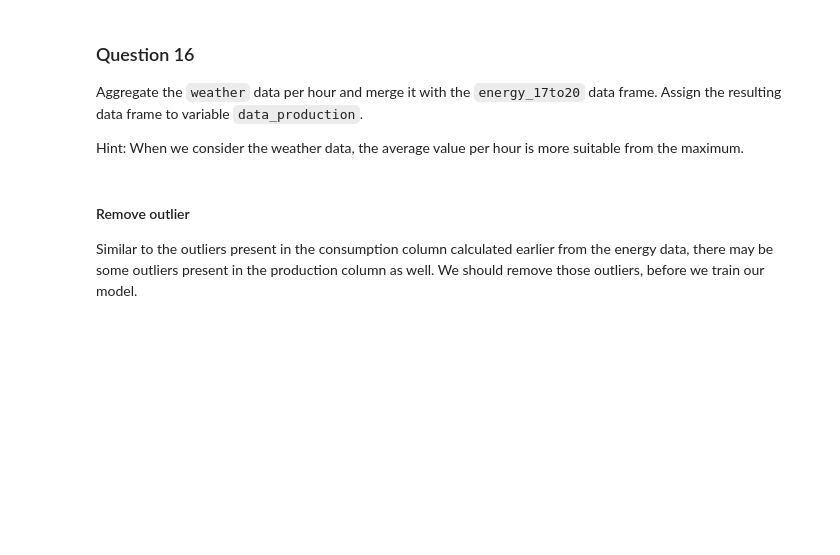
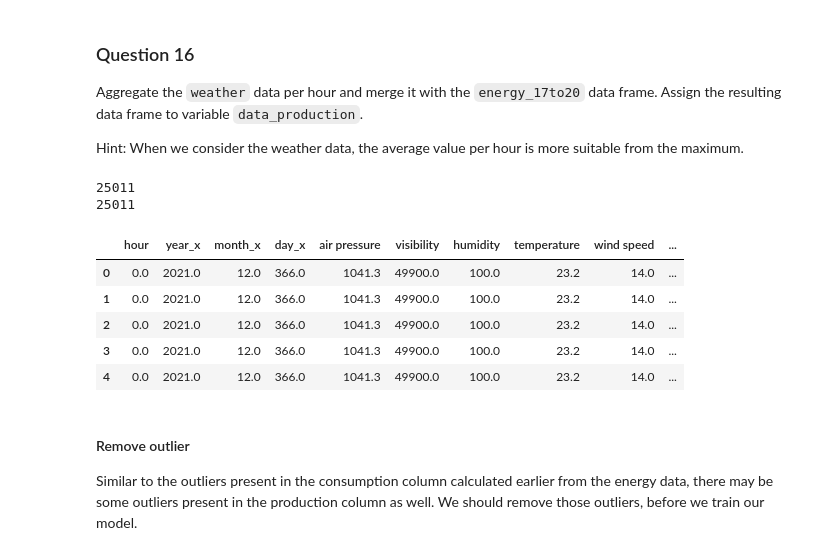
Before and after one commit to PanosBn/IoTGroup9, a Jupyter notebook: assignment.ipynb, the cells around one changed output. Drawn from its saved outputs; the diff is of its cells as text; code cells hidden in the pictures; blank space fills up the shorter version.

```diff
--- a/assignment.ipynb
+++ b/assignment.ipynb
@@ -1346,3 +1354,26 @@ When we consider the weather data, the average value per hour is more suitable f
+# %%
+#// BEGIN_TODO [Q16]
+weather_copy = weather.copy()
+weather_grouped = weather_copy.groupby(['hour']).agg(np.max)
+weather_grouped.index.names = ["hour"]
+weather_grouped = weather_grouped.dropna()
+weather_grouped = weather_grouped.reset_index()
+
+data_production = pd.merge(weather_grouped, energy_17to20, on='hour')
+#sanity check
+print(len(data_production))
+print(len(energy_17to20))
+data_production.head()
+#// END_TODO [Q16]
+# %% [output]
+25011
+25011
+|  | hour | year_x | month_x | day_x | air pressure | visibility | humidity | temperature | wind speed | ... |
+| 0 | 0.0 | 2021.0 | 12.0 | 366.0 | 1041.3 | 49900.0 | 100.0 | 23.2 | 14.0 | ... |
+| 1 | 0.0 | 2021.0 | 12.0 | 366.0 | 1041.3 | 49900.0 | 100.0 | 23.2 | 14.0 | ... |
+| 2 | 0.0 | 2021.0 | 12.0 | 366.0 | 1041.3 | 49900.0 | 100.0 | 23.2 | 14.0 | ... |
+| 3 | 0.0 | 2021.0 | 12.0 | 366.0 | 1041.3 | 49900.0 | 100.0 | 23.2 | 14.0 | ... |
+| 4 | 0.0 | 2021.0 | 12.0 | 366.0 | 1041.3 | 49900.0 | 100.0 | 23.2 | 14.0 | ... |
 # %% [markdown]
 #### Remove outlier
 
```
Also changed, not shown: parts of 7 cells of this notebook.
